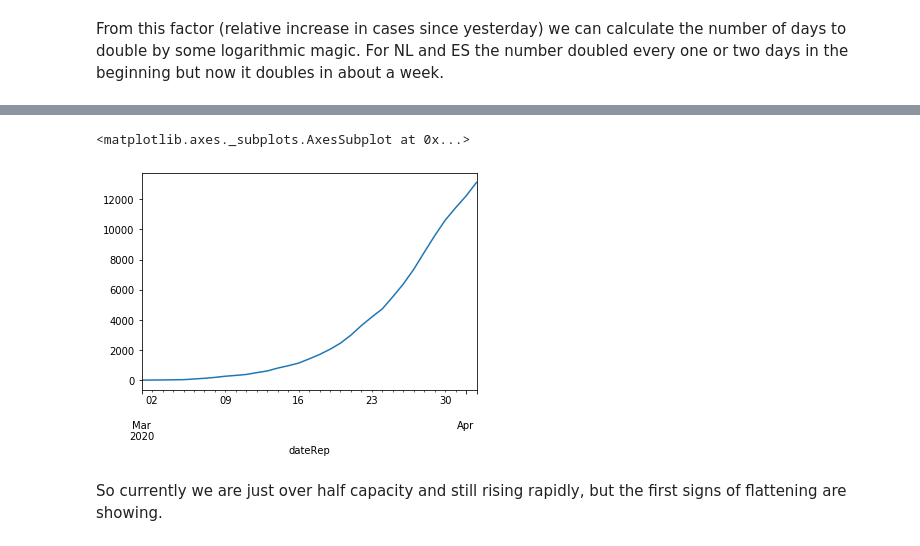
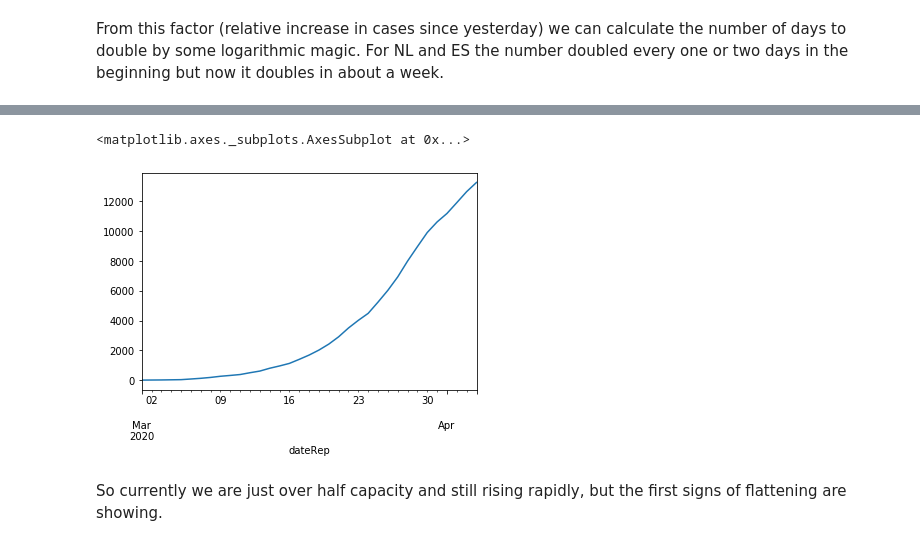
Before and after one commit to R3dje/COVID19, a Jupyter notebook: EUCDC.ipynb, the cells around one changed output, grey strips where cells are left out. Cells and saved outputs as stored; diff of their text form; code cells hidden in the pictures.

```diff
--- a/EUCDC.ipynb
+++ b/EUCDC.ipynb
@@ -159,8 +160,8 @@ Assuming for NL that we have a maximum of 2400 ICU places and about 10% of curre
 # %%
-df_geo['NL'].rolling(21).sum().loc['20200301':].plot()
+df_geo['NL'].rolling(15).sum().loc['20200301':].plot()
 # %% [output]
 <matplotlib.axes._subplots.AxesSubplot at 0x...>
-[figure, old version]
+[figure, new version]
 # %% [markdown]
 So currently we are just over half capacity and still rising rapidly, but the first signs of flattening are showing.
 # %% [markdown]
```
Also changed, not shown: parts of 17 cells of this notebook.
